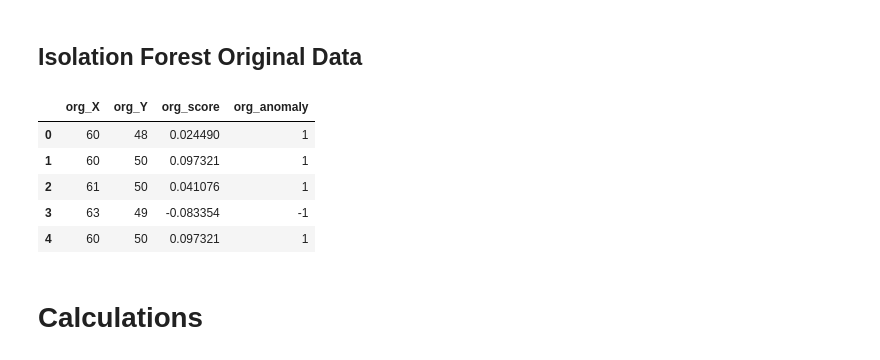
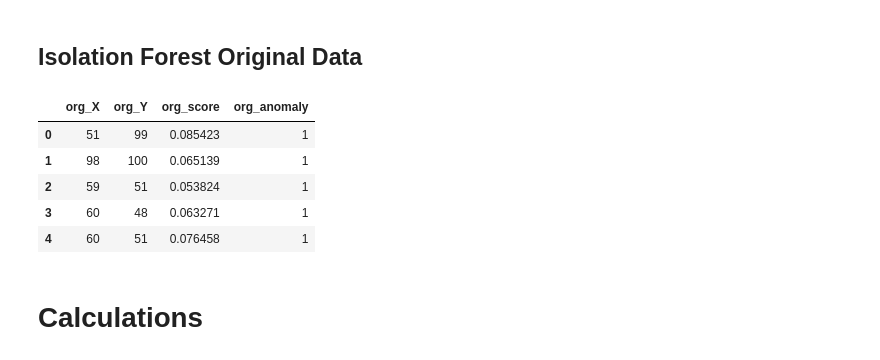
Before and after one commit to mlRosenquist/au-mlr-research-and-development-dedup, a Jupyter notebook: src/synthetic-dataset-2d.ipynb, the cells around one changed output. Saved outputs shown, nothing was run; the diff lists cells and outputs as text; code cells hidden in the pictures.

```diff
--- a/src/synthetic-dataset-2d.ipynb
+++ b/src/synthetic-dataset-2d.ipynb
@@ -72,6 +75,11 @@ def generate_data(cluster_size, sigma, no_clusters):
     return train_data, test_data, outlier_data, np.ones(len(train_data)), np.ones(len(test_data)), np.ones(len(outlier_data)) * - 1
 
 X_train, X_test, X_outliers, y_train, y_test, y_outlier = generate_data(100, 2, 3)
+
+X = np.concatenate([X_train, X_test, X_outliers])
+y = np.concatenate([y_train, y_test, y_outlier])
+
+X_train, X_test, y_train, y_test = train_test_split(X, y, test_size=0.2, stratify=y, random_state=rng)
 # %% [markdown]
 ## Perform Generalized Deduplication
 # %%
@@ -88,25 +96,25 @@ X_outliers_bases = vectorized_func(X_outliers, deviation_bits=DEVIATION_BITS, ou
 gd_df_results = pd.DataFrame()
 gd_ext_df_results = pd.DataFrame()
 org_df_results = pd.DataFrame()
-performance = pd.DataFrame(columns=['name', 'deviation_bits', 'train_accuracy_score', 'test_accuracy_score', 'outlier_accuracy_score', 'train_precision_score', 'test_precision_score', 'outlier_precision_score','train_f1_score', 'test_f1_score', 'outlier_f1_score', 'train_recall_score', 'test_recall_score', 'outlier_recall_score', 'training_time', 'prediction_time'])
+performance = pd.DataFrame(columns=['name', 'deviation_bits', 'train_accuracy_score', 'test_accuracy_score', 'train_precision_score', 'test_precision_score','train_f1_score', 'test_f1_score',
+  'train_recall_score', 'test_recall_score',
+  'train_roc_auc_score', 'test_roc_auc_score', 'training_time', 'prediction_time'])
 
 
-def create_performance_object(name, deviation_bits, y_pred_train, y_pred_test, y_pred_outlier, training_time, prediction_time):
+def create_performance_object(name, deviation_bits, y_pred_train, y_pred_test, training_time, prediction_time):
     return {
     'name': name,
     'deviation_bits': deviation_bits,
     'train_accuracy_score': accuracy_score(y_train, y_pred_train),
     'test_accuracy_score': accuracy_score(y_test, y_pred_test),
-    'outlier_accuracy_score': accuracy_score(y_outlier, y_pred_outlier),
     'train_precision_score': precision_score(y_train, y_pred_train),
     'test_precision_score': precision_score(y_test, y_pred_test),
-    'outlier_precision_score': precision_score(y_outlier, y_pred_outlier),
     'train_f1_score': f1_score(y_train, y_pred_train),
     'test_f1_score': f1_score(y_test, y_pred_test),
-    'outlier_f1_score': f1_score(y_outlier, y_pred_outlier),
-    'train_recall_score': f1_score(y_train, y_pred_train),
-    'test_recall_score': f1_score(y_test, y_pred_test),
-    'outlier_recall_score': f1_score(y_outlier, y_pred_outlier),
+    'train_recall_score': recall_score(y_train, y_pred_train),
+    'test_recall_score': recall_score(y_test, y_pred_test),
+    'train_roc_auc_score': roc_auc_score(y_train, y_pred_train),
+    'test_roc_auc_score': roc_auc_score(y_test, y_pred_test),
     'training_time': training_time,
     'prediction_time': prediction_time,
     }
@@ -137,7 +145,7 @@ training_times = training_times.drop(training_times.nsmallest(time_no_outliers_r
 prediction_times = prediction_times.drop(prediction_times.nsmallest(time_no_outliers_removed, 0).index).drop(prediction_times.nlargest(time_no_outliers_removed, 0).index)
 
 
-performance = performance.append(create_performance_object('Isolation Forest Bases', DEVIATION_BITS, y_pred_train, y_pred_test, y_pred_outliers, training_times[0].mean(), prediction_times[0].mean()), ignore_index=True)
+performance = performance.append(create_performance_object('Isolation Forest Bases', DEVIATION_BITS, y_pred_train, y_pred_test, training_times[0].mean(), prediction_times[0].mean()), ignore_index=True)
 
 gd_df_results['gd_X'] = X_train_bases[:,0]
 gd_df_results['gd_Y'] = X_train_bases[:,1]
@@ -178,7 +186,7 @@ training_times = training_times.drop(training_times.nsmallest(time_no_outliers_r
 prediction_times = prediction_times.drop(prediction_times.nsmallest(time_no_outliers_removed, 0).index).drop(prediction_times.nlargest(time_no_outliers_removed, 0).index)
 
 
-performance = performance.append(create_performance_object('Isolation Forest Bases - extended', DEVIATION_BITS, y_pred_train, y_pred_test, y_pred_outliers, training_times[0].mean(), prediction_times[0].mean()), ignore_index=True)
+performance = performance.append(create_performance_object('Isolation Forest Bases - extended', DEVIATION_BITS, y_pred_train, y_pred_test, training_times[0].mean(), prediction_times[0].mean()), ignore_index=True)
 
 gd_ext_df_results['gd_X'] = X_train_bases[:,0]
 gd_ext_df_results['gd_Y'] = X_train_bases[:,1]
@@ -199,39 +215,39 @@ training_times = []
 prediction_times = []
 for i in range(0, time_no_iterations):
     org_clf = IsolationForest(random_state=rng)
     start_time = time.time()
     org_clf.fit(X_train)
     end_time = time.time()
     training_time = end_time - start_time
     training_times.append(training_time)
 
     start_time = time.time()
     y_pred_train = org_clf.predict(X_train)
     y_pred_test = org_clf.predict(X_test)
     y_pred_outliers = org_clf.predict(X_outliers)
     end_time = time.time()
     prediction_time = end_time - start_time
     prediction_times.append(prediction_time)
 
 training_times = pd.DataFrame(training_times)
 prediction_times = pd.DataFrame(prediction_times)
 training_times = training_times.drop(training_times.nsmallest(time_no_outliers_removed, 0).index).drop(training_times.nlargest(time_no_outliers_removed, 0).index)
 prediction_times = prediction_times.drop(prediction_times.nsmallest(time_no_outliers_removed, 0).index).drop(prediction_times.nlargest(time_no_outliers_removed, 0).index)
 
-performance = performance.append(create_performance_object('Isolation Forest Original', DEVIATION_BITS, y_pred_train, y_pred_test, y_pred_outliers, training_times[0].mean(), prediction_times[0].mean()), ignore_index=True)
+performance = performance.append(create_performance_object('Isolation Forest Original', DEVIATION_BITS, y_pred_train, y_pred_test, training_times[0].mean(), prediction_times[0].mean()), ignore_index=True)
 
 org_df_results['org_X'] = X_train[:,0]
 org_df_results['org_Y'] = X_train[:,1]
 org_df_results['org_score'] = org_clf.decision_function(X_train)
 org_df_results['org_anomaly'] = org_clf.predict(X_train)
 org_df_results.head()
 # %% [output]
 |  | org_X | org_Y | org_score | org_anomaly |
-| 0 | 60 | 48 | 0.024490 | 1 |
-| 1 | 60 | 50 | 0.097321 | 1 |
-| 2 | 61 | 50 | 0.041076 | 1 |
-| 3 | 63 | 49 | -0.083354 | -1 |
-| 4 | 60 | 50 | 0.097321 | 1 |
+| 0 | 51 | 99 | 0.085423 | 1 |
+| 1 | 98 | 100 | 0.065139 | 1 |
+| 2 | 59 | 51 | 0.053824 | 1 |
+| 3 | 60 | 48 | 0.063271 | 1 |
+| 4 | 60 | 51 | 0.076458 | 1 |
 # %% [markdown]
 # Calculations
 # %% [markdown]
```
Also changed, not shown: parts of 17 cells of this notebook, 22 other files.
